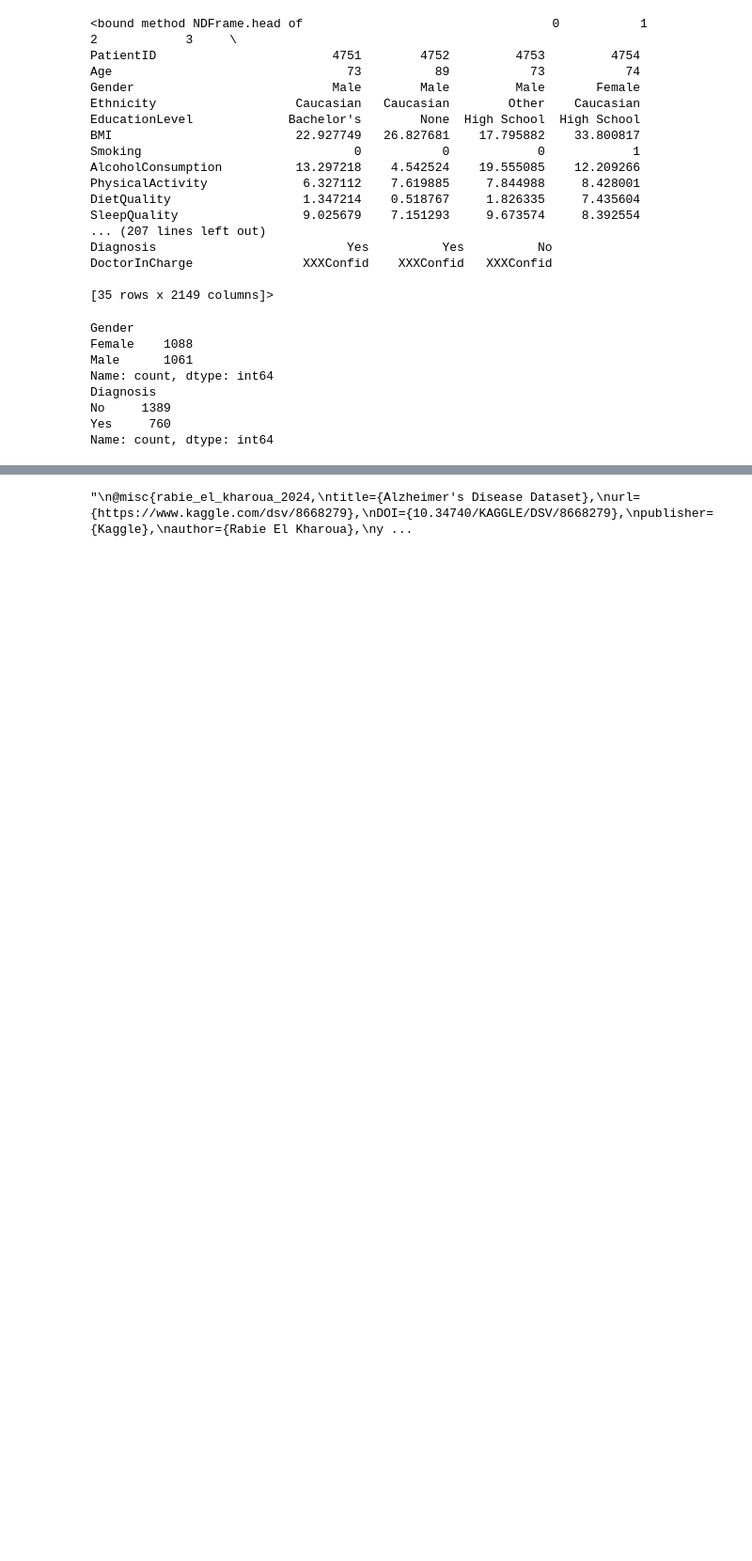
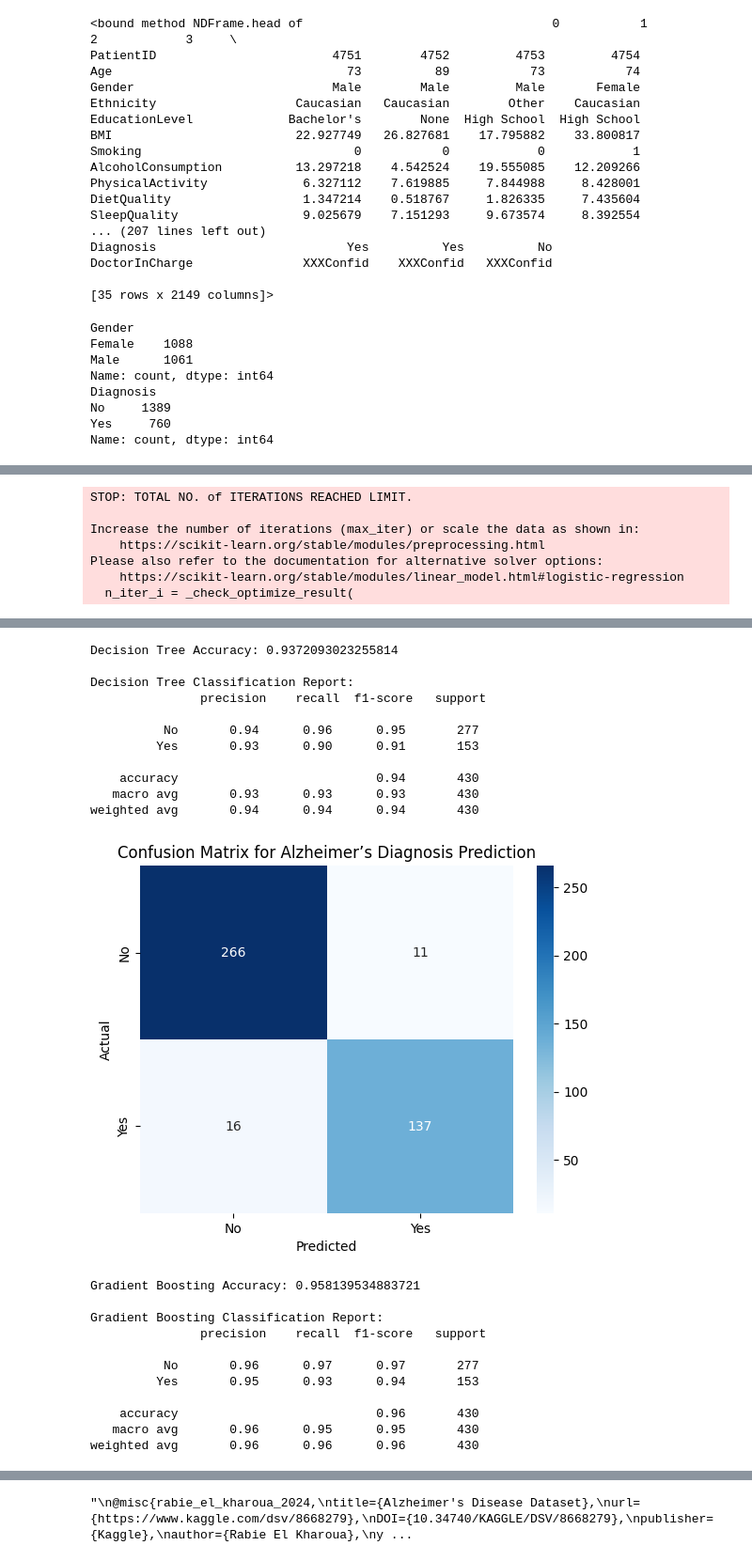
Before and after one commit to vivhoang84/DS-Alzheimer-Prediction, a Jupyter notebook: Alzheimer.ipynb, the cells around one changed output, grey strips where cells are left out. Shown at 94% size. Saved outputs shown, nothing was run; the diff lists cells and outputs as text; code cells hidden in the pictures; blank space fills up the shorter version.

```diff
--- a/Alzheimer.ipynb
+++ b/Alzheimer.ipynb
@@ -206,5 +228,5 @@ for ax, (plot_func, column, xlabel, title) in zip(axes, plots_info):
 # %%
-# Random Forest Classification
+# Classifications
 
 # Preparing features and labels
 X = alz.drop(columns=['Diagnosis'])  # Drop target variable
@@ -216,25 +238,29 @@ X = pd.get_dummies(X, drop_first=True)
 # Splitting data into train and test sets using the same split as before
 X_train, X_test, y_train, y_test = train_test_split(X, y, test_size=0.2, random_state=42)
 
-# Initialize the Random Forest Classifier
-rf_model = RandomForestClassifier(n_estimators=100, random_state=42)
+def model(model, model_name):
+    # Train the model
+    model.fit(X_train, y_train)
 
-# Train the model
-rf_model.fit(X_train, y_train)
+    # Predict on the test set
+    y_pred = model.predict(X_test)
 
-# Predict on the test set
-y_pred = rf_model.predict(X_test)
+    # Evaluate the model
+    accuracy = accuracy_score(y_test, y_pred)
+    print(f"{model_name} Accuracy:", accuracy)
+    print(f"\n{model_name} Classification Report:\n", classification_report(y_test, y_pred))
 
-# Evaluate the model
-accuracy = accuracy_score(y_test, y_pred)
-print("Accuracy:", accuracy)
-print("\nClassification Report:\n", classification_report(y_test, y_pred))
+    # Display confusion matrix
+    conf_matrix = confusion_matrix(y_test, y_pred)
+    sns.heatmap(conf_matrix, annot=True, fmt='d', cmap='Blues', xticklabels=['No', 'Yes'], yticklabels=['No', 'Yes'])
+    plt.xlabel("Predicted")
+    plt.ylabel("Actual")
+    plt.title("Confusion Matrix for Alzheimer’s Diagnosis Prediction")
+    plt.show()
 
-# Display confusion matrix
-conf_matrix = confusion_matrix(y_test, y_pred)
-sns.heatmap(conf_matrix, annot=True, fmt='d', cmap='Blues', xticklabels=['No', 'Yes'], yticklabels=['No', 'Yes'])
-plt.xlabel("Predicted")
-plt.ylabel("Actual")
-plt.title("Confusion Matrix for Alzheimer’s Diagnosis Prediction")
-plt.show()
+# Initialize Classifiers
+model(RandomForestClassifier(n_estimators=100, random_state=42), "Random Forest")
+model(LogisticRegression(max_iter=4000, random_state=42), "Logistic Regression")
+model(DecisionTreeClassifier(random_state=42), "Decision Tree")
+model(GradientBoostingClassifier(random_state=42), "Gradient Boosting")
 # %% [output]
@@ -252,0 +290,7 @@ weighted avg       0.93      0.93      0.93       430
+STOP: TOTAL NO. of ITERATIONS REACHED LIMIT.
+
+Increase the number of iterations (max_iter) or scale the data as shown in:
+    https://scikit-learn.org/stable/modules/preprocessing.html
+Please also refer to the documentation for alternative solver options:
+    https://scikit-learn.org/stable/modules/linear_model.html#logistic-regression
+  n_iter_i = _check_optimize_result(
@@ -252,0 +298,23 @@ weighted avg       0.93      0.93      0.93       430
+Decision Tree Accuracy: 0.9372093023255814
+
+Decision Tree Classification Report:
+               precision    recall  f1-score   support
+
+          No       0.94      0.96      0.95       277
+         Yes       0.93      0.90      0.91       153
+
+    accuracy                           0.94       430
+   macro avg       0.93      0.93      0.93       430
+weighted avg       0.94      0.94      0.94       430
+[figure, added]
+Gradient Boosting Accuracy: 0.958139534883721
+
+Gradient Boosting Classification Report:
+               precision    recall  f1-score   support
+
+          No       0.96      0.97      0.97       277
+         Yes       0.95      0.93      0.94       153
+
+    accuracy                           0.96       430
+   macro avg       0.96      0.95      0.95       430
+weighted avg       0.96      0.96      0.96       430
```
Also changed, not shown: parts of 7 cells of this notebook.
